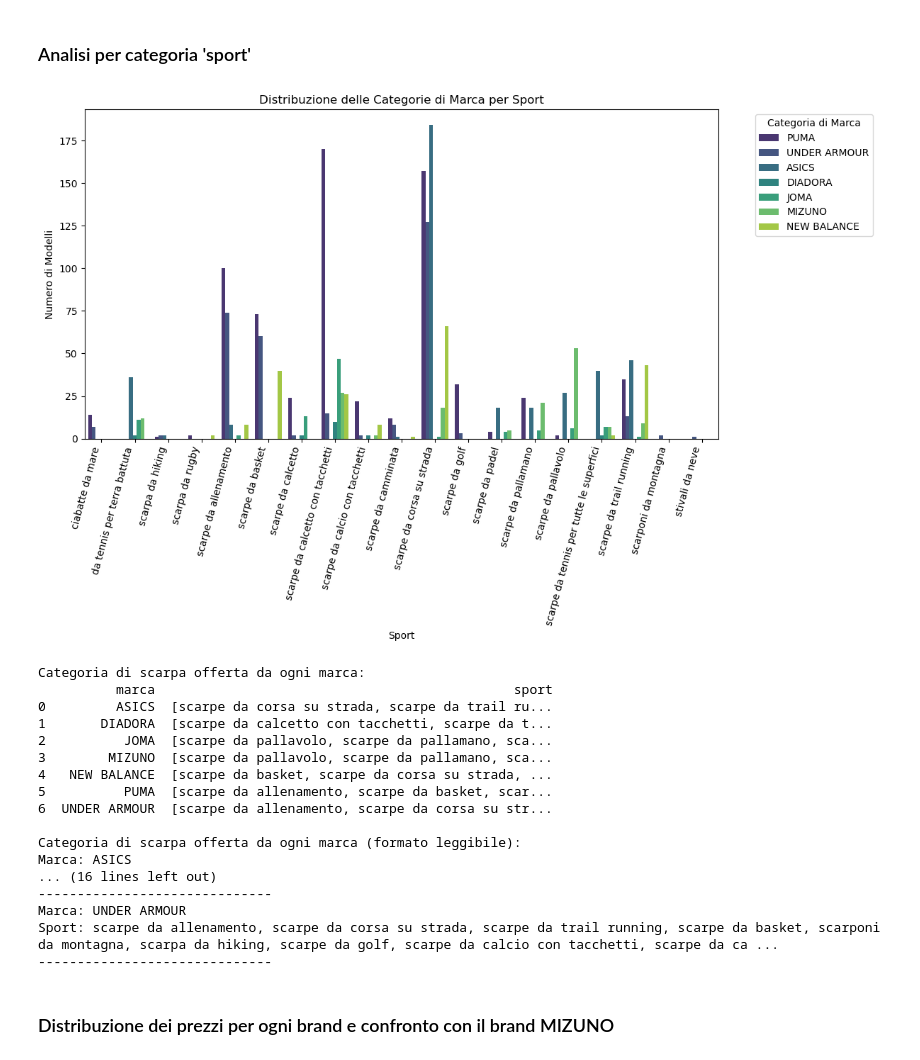
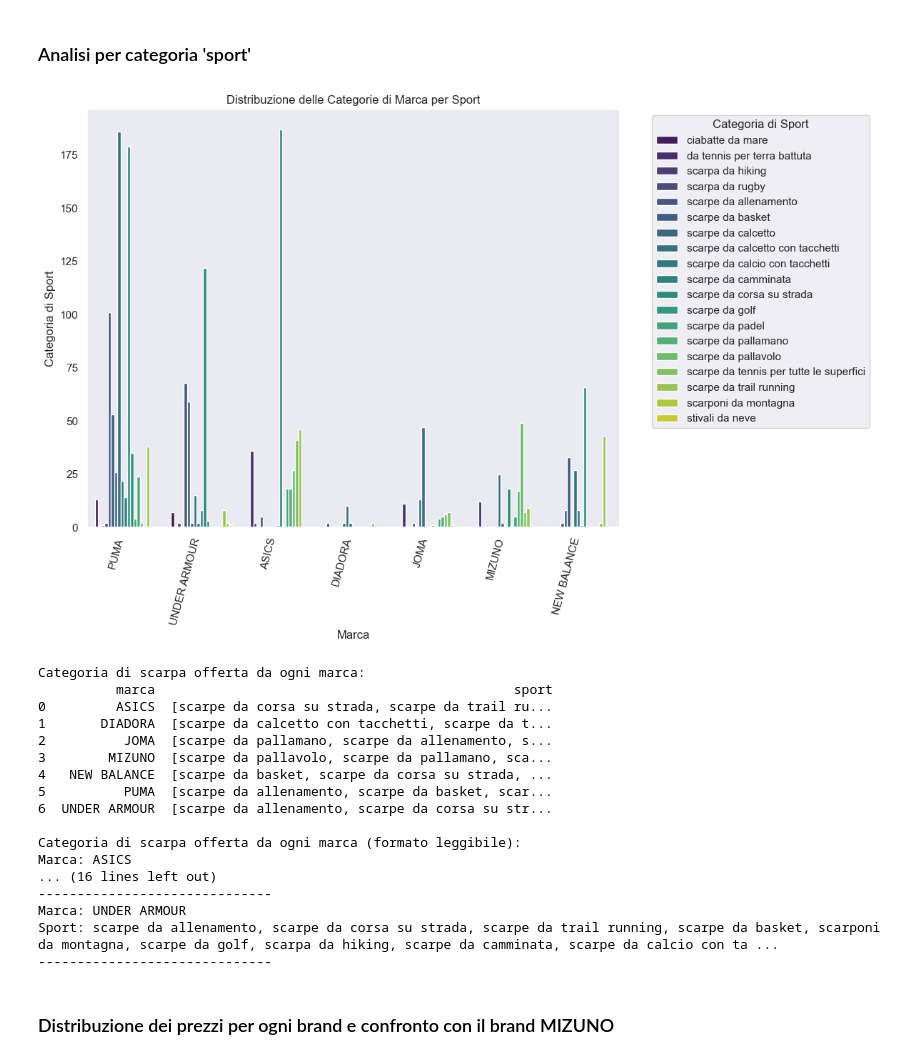
Before and after one commit to AlexBel1912/Python-Build-Week, a Jupyter notebook: Grafici.ipynb, the cells around one changed output. Drawn from its saved outputs; the diff is of its cells as text; code cells hidden in the pictures.

```diff
--- a/Grafici.ipynb
+++ b/Grafici.ipynb
@@ -305,44 +305,44 @@ raggruppa_sport_marca
 # %%
 # 1. Grafico per vedere ogni marca quale categoria di sport rientra:
 
 # Calcola il numero di modelli per ogni combinazione di marca e sport
-modello_unici.groupby(['marca', 'sport'])['sport'].value_counts().sort_values(ascending=False)
+num_prodotti = modello_unici.groupby(['sport', 'marca']).size().reset_index(name='num_prodotti')
 
 # Crea il grafico a barre impilate
 plt.figure(figsize=(12, 8))
-sns.barplot(x='sport', y='numero_modelli', hue='marca', data=modelli_per_marca_sport, palette='viridis')
+sns.barplot(x='marca', y='num_prodotti', hue='sport', data=num_prodotti, palette='viridis')
 
 # Aggiungi etichette e titolo
-plt.xlabel('Sport')
-plt.ylabel('Numero di Modelli')
+plt.xlabel('Marca')
+plt.ylabel('Categoria di Sport')
 plt.title('Distribuzione delle Categorie di Marca per Sport')
 plt.xticks(rotation=75, ha='right')
-plt.legend(title='Categoria di Marca', bbox_to_anchor=(1.05, 1), loc='upper left')
+plt.legend(title='Categoria di Sport', bbox_to_anchor=(1.05, 1), loc='upper left')
 plt.tight_layout()
 plt.show()
 
 # 2. Codice per vedere ogni marca che sport ha:
 
 # Trova gli sport unici per ogni marca
 sport_per_marca = modello_unici.groupby('marca')['sport'].unique().reset_index()
 
 # Stampa il risultato
 print("Categoria di scarpa offerta da ogni marca:")
 print(sport_per_marca)
 
 # Vusualizzazione del risultato
 print("\nCategoria di scarpa offerta da ogni marca (formato leggibile):")
 for index, row in sport_per_marca.iterrows():
     print(f"Marca: {row['marca']}")
     print(f"Sport: {', '.join(row['sport'])}")
     print("-" * 30)
 # %% [output]
-[figure, old version]
+[figure, new version]
 Categoria di scarpa offerta da ogni marca:
           marca                                              sport
 0         ASICS  [scarpe da corsa su strada, scarpe da trail ru...
 1       DIADORA  [scarpe da calcetto con tacchetti, scarpe da t...
-2          JOMA  [scarpe da pallavolo, scarpe da pallamano, sca...
+2          JOMA  [scarpe da pallamano, scarpe da allenamento, s...
 3        MIZUNO  [scarpe da pallavolo, scarpe da pallamano, sca...
 4   NEW BALANCE  [scarpe da basket, scarpe da corsa su strada, ...
 5          PUMA  [scarpe da allenamento, scarpe da basket, scar...
@@ -353,7 +353,7 @@ Marca: ASICS
 ... (16 lines left out)
 ------------------------------
 Marca: UNDER ARMOUR
-Sport: scarpe da allenamento, scarpe da corsa su strada, scarpe da trail running, scarpe da basket, scarponi da montagna, scarpa da hiking, scarpe da golf, scarpe da calcio con tacchetti, scarpe da ca ...
+Sport: scarpe da allenamento, scarpe da corsa su strada, scarpe da trail running, scarpe da basket, scarponi da montagna, scarpe da golf, scarpa da hiking, scarpe da camminata, scarpe da calcio con ta ...
 ------------------------------
 # %% [markdown]
 ### Distribuzione dei prezzi per ogni brand e confronto con il brand MIZUNO
```
Also changed, not shown: parts of 23 cells of this notebook.
